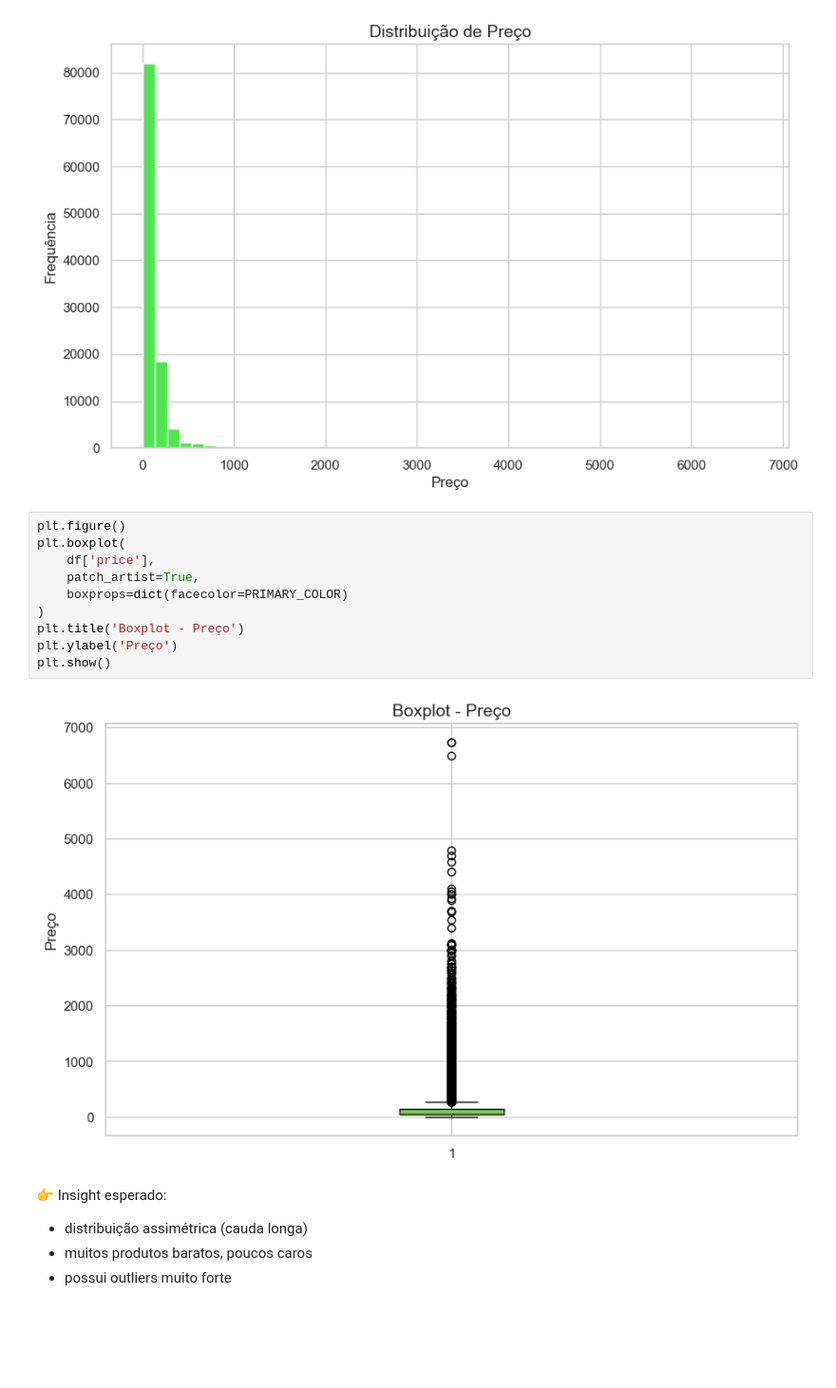
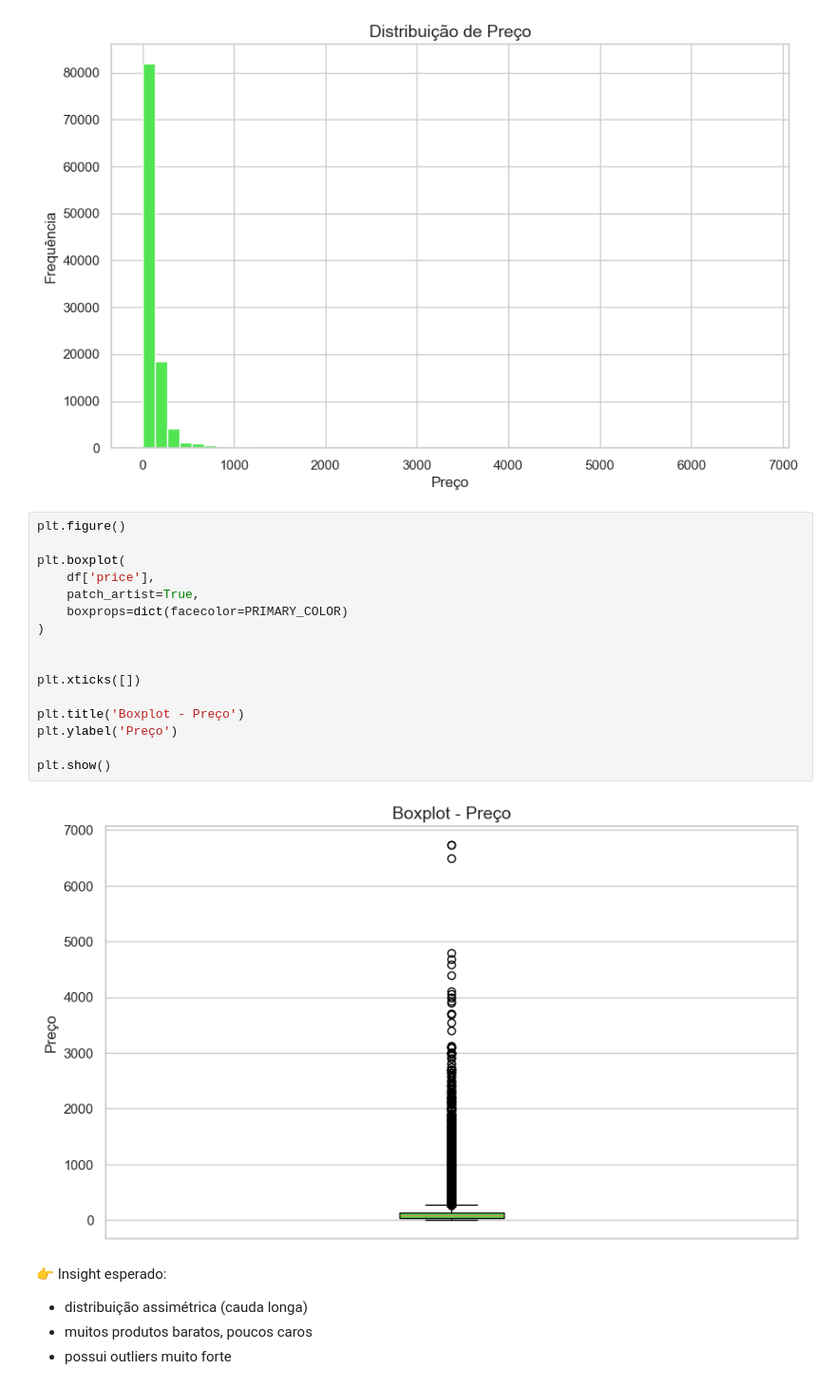
Before and after one commit to Graciliana/ADA_Elas_Tech-Sistema-Inteligente-de-Compras, a Jupyter notebook: notebooks/03_data_preparation.ipynb, the cells around one changed output. Shown at 95% size. Drawn from its saved outputs; the diff is of its cells as text; blank space fills up the shorter version.

```diff
--- a/notebooks/03_data_preparation.ipynb
+++ b/notebooks/03_data_preparation.ipynb
@@ -266,16 +266,22 @@ plt.show()
 [figure]
 # %%
 plt.figure()
+
 plt.boxplot(
     df['price'],
     patch_artist=True,
     boxprops=dict(facecolor=PRIMARY_COLOR)
 )
+
+
+plt.xticks([])
+
 plt.title('Boxplot - Preço')
 plt.ylabel('Preço')
+
 plt.show()
 # %% [output]
-[figure, old version]
+[figure, new version]
 # %% [markdown]
 👉 Insight esperado:
 
```
Also changed, not shown: parts of 5 cells of this notebook.
